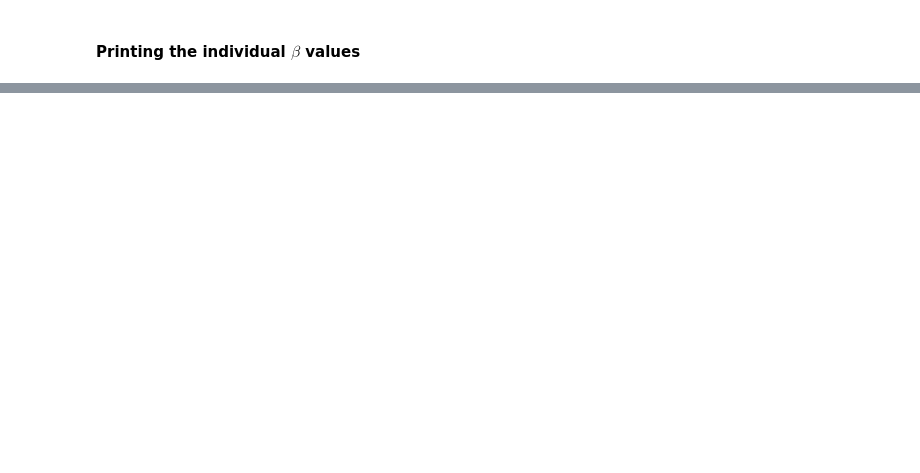
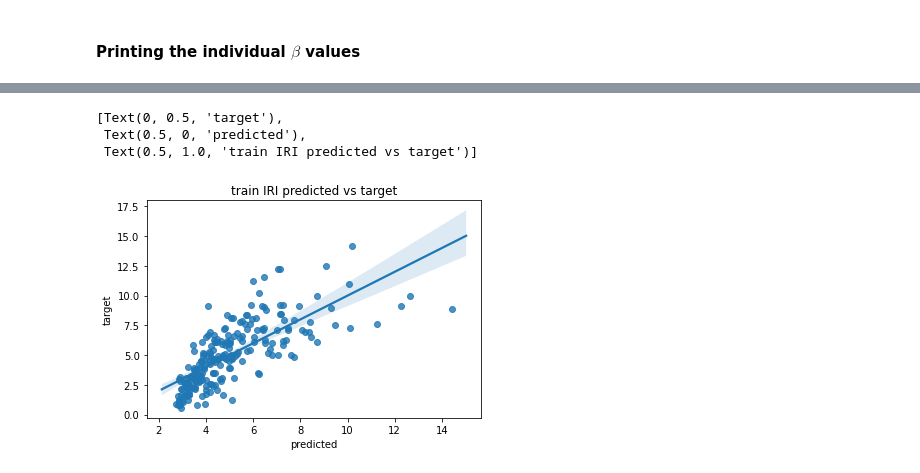
Before and after one commit to nishanKhanal/pci-prediction, a Jupyter notebook: iri/18/18_iri_linear.ipynb, the cells around one changed output, grey strips where cells are left out. Cells and saved outputs as stored; diff of their text form; code cells hidden in the pictures; blank space fills up the shorter version.

```diff
--- a/iri/18/18_iri_linear.ipynb
+++ b/iri/18/18_iri_linear.ipynb
@@ -204,0 +163,9 @@ By simple(one variable) linear regression for each variable:
+# %%
+x_train_prediction = multi_linear.predict(X_train)
+ax = sns.regplot(x=x_train_prediction, y=y_train,)
+ax.set(title = 'train IRI predicted vs target', xlabel='predicted', ylabel='target')
+# %% [output]
+[Text(0, 0.5, 'target'),
+ Text(0.5, 0, 'predicted'),
+ Text(0.5, 1.0, 'train IRI predicted vs target')]
+[figure, added]
```
Also changed, not shown: parts of 9 cells of this notebook, 18 other files.
